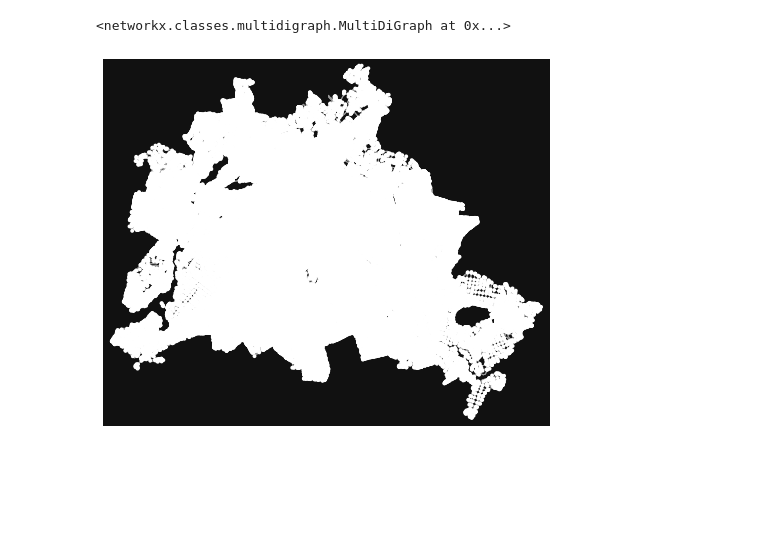
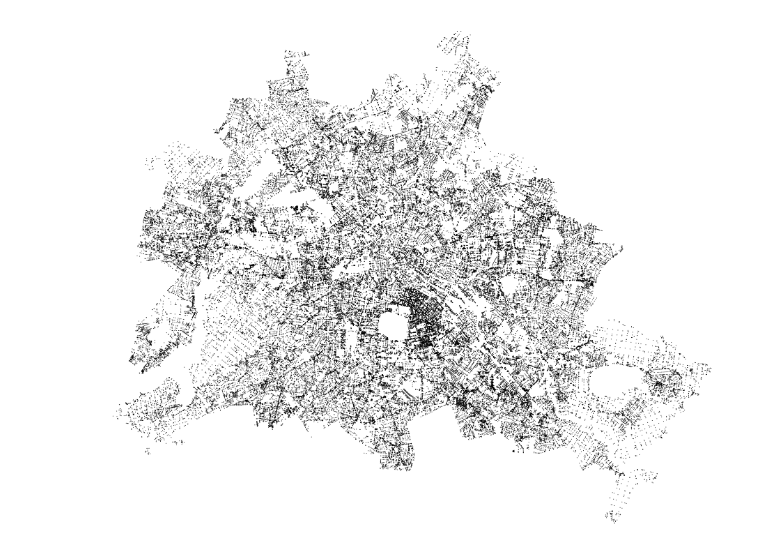
Before and after one commit to timonpalm/streetCover, a Jupyter notebook: streetCover.ipynb, the cells around one changed output. Drawn from its saved outputs; the diff is of its cells as text; code cells hidden in the pictures; blank space fills up the shorter version.

```diff
--- a/streetCover.ipynb
+++ b/streetCover.ipynb
@@ -7,7 +7,6 @@ import matplotlib.pyplot as plt
 place_name = "Berlin, Germany"
 
 # Fetch OSM street network from the location
-graph = ox.graph_from_place(place_name, network_type='drive')
-ox.utils_graph.remove_isolated_nodes(graph)
+graph = ox.graph_from_place(place_name, network_type='bike', simplify=True)
+graph = ox.utils_graph.remove_isolated_nodes(graph)
+graph = graph = ox.utils_graph.get_largest_component(graph)
-# %% [output]
-<networkx.classes.multidigraph.MultiDiGraph at 0x...>
@@ -16,5 +19,7 @@ stats = ox.stats.basic_stats(graph)
 # %%
 # Plot the streets
-fig, ax = ox.plot_graph(graph, bgcolor='#111111')
+fig, ax = ox.plot_graph(graph,edge_linewidth=0, node_size=1, figsize=(16,16),
+                        bgcolor='#ffffff', edge_color='black', node_color='black'
+                        )
 # %% [output]
-[figure, old version]
+[figure, new version]
```
Also changed, not shown: parts of 5 cells of this notebook, 4 other files.
